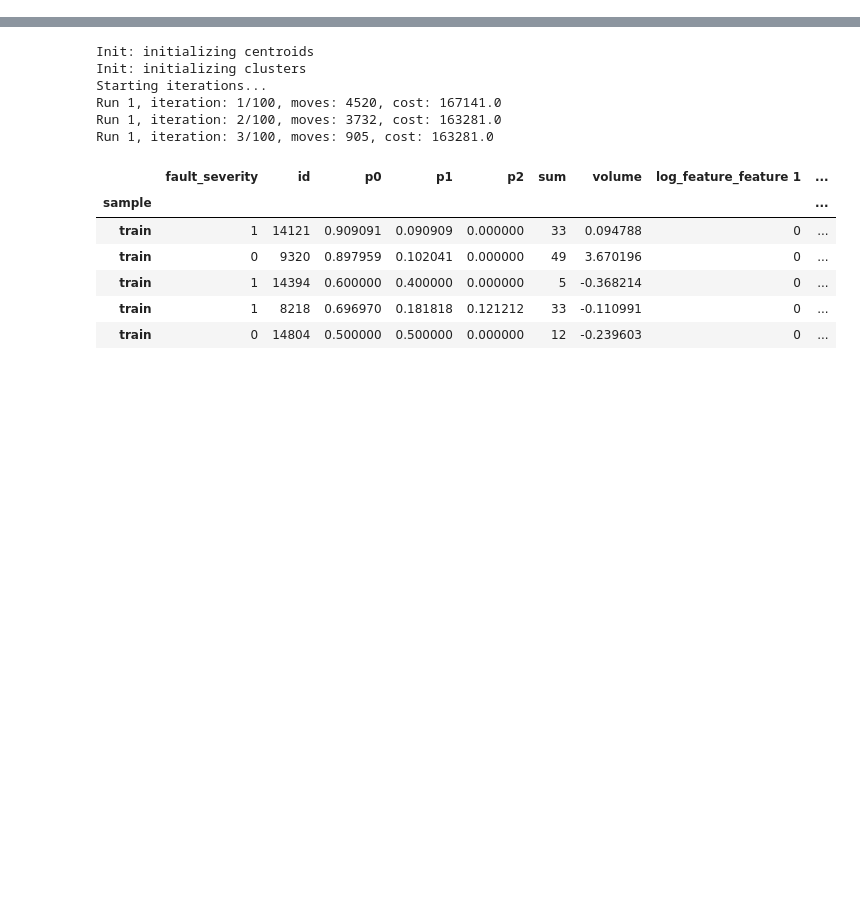
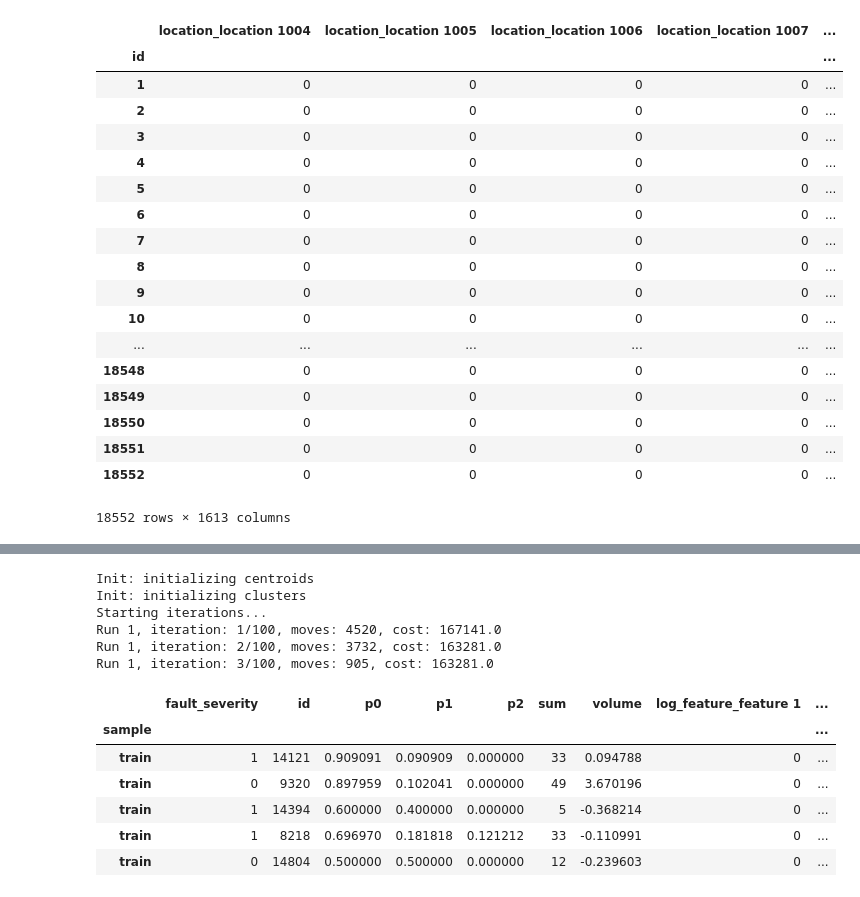
Before and after one commit to blackwhitehere/telstra, a Jupyter notebook: pipe.ipynb, the cells around one changed output, grey strips where cells are left out. Drawn from its saved outputs; the diff is of its cells as text; code cells hidden in the pictures; blank space fills up the shorter version.

```diff
--- a/pipe.ipynb
+++ b/pipe.ipynb
@@ -111,0 +77,22 @@ stats.head()
+# %%
+stats
+# %% [output]
+|  | location_location 1004 | location_location 1005 | location_location 1006 | location_location 1007 | ... |
+| id |  |  |  |  | ... |
+| 1 | 0 | 0 | 0 | 0 | ... |
+| 2 | 0 | 0 | 0 | 0 | ... |
+| 3 | 0 | 0 | 0 | 0 | ... |
+| 4 | 0 | 0 | 0 | 0 | ... |
+| 5 | 0 | 0 | 0 | 0 | ... |
+| 6 | 0 | 0 | 0 | 0 | ... |
+| 7 | 0 | 0 | 0 | 0 | ... |
+| 8 | 0 | 0 | 0 | 0 | ... |
+| 9 | 0 | 0 | 0 | 0 | ... |
+| 10 | 0 | 0 | 0 | 0 | ... |
+| ... | ... | ... | ... | ... | ... |
+| 18548 | 0 | 0 | 0 | 0 | ... |
+| 18549 | 0 | 0 | 0 | 0 | ... |
+| 18550 | 0 | 0 | 0 | 0 | ... |
+| 18551 | 0 | 0 | 0 | 0 | ... |
+| 18552 | 0 | 0 | 0 | 0 | ... |
+18552 rows × 1613 columns
```
Also changed, not shown: parts of 17 cells of this notebook, 3 other files.
